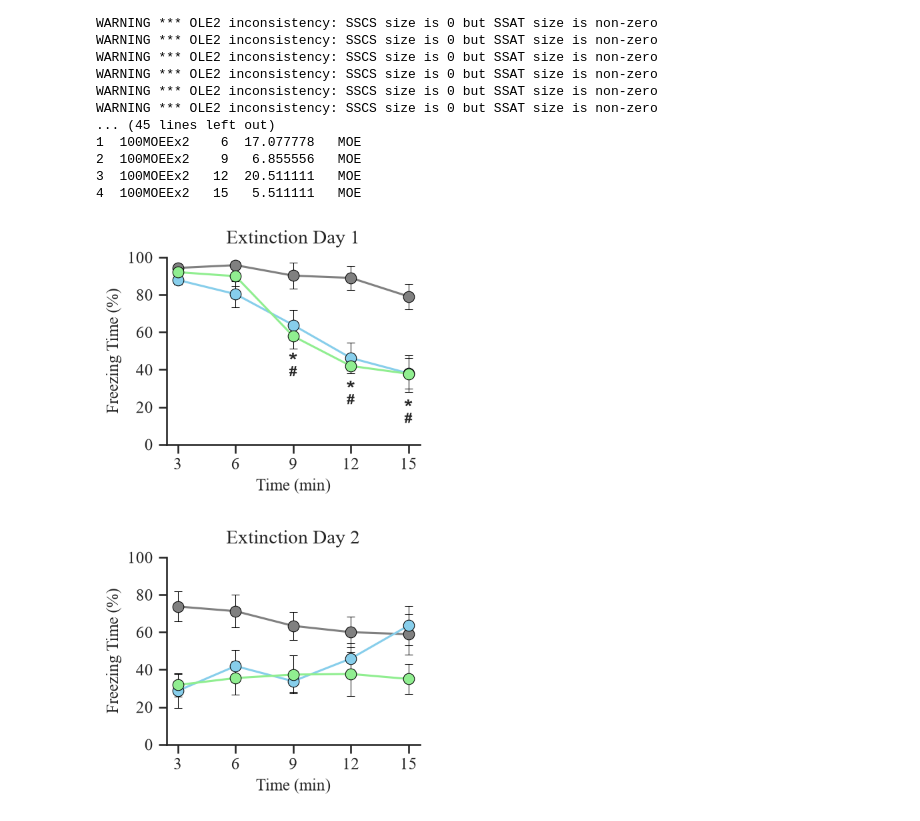
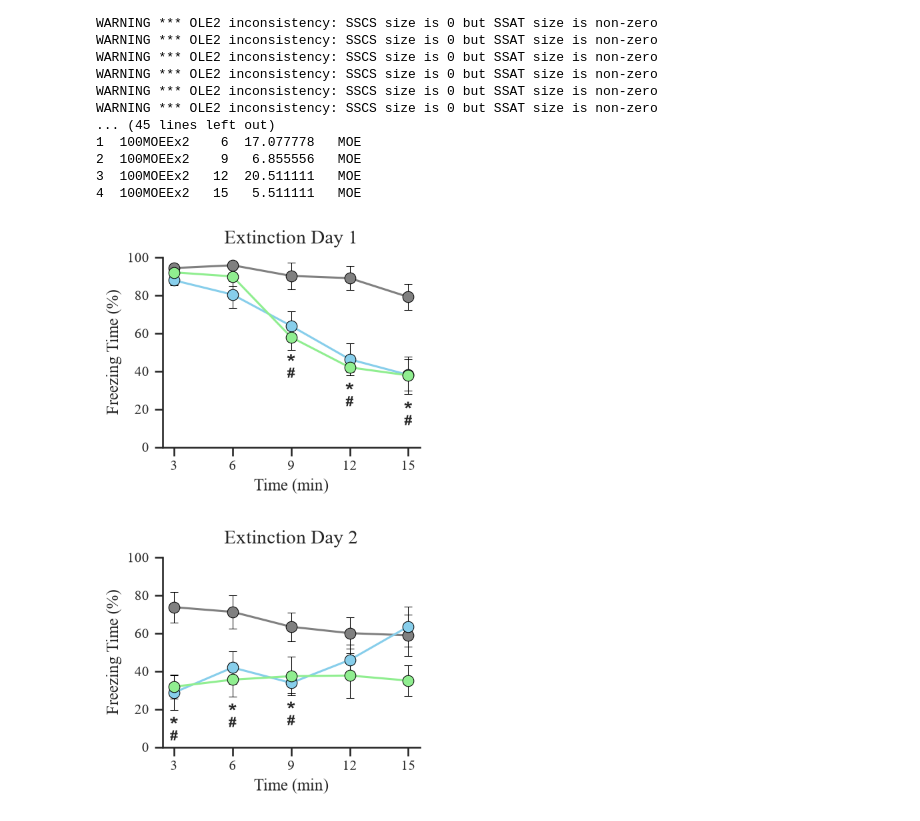
Before and after one commit to RyoShimoda/Python_MSSE_analysis, a Jupyter notebook: scripts/python_Fear_Extinction.ipynb, the cells around one changed output. Saved outputs shown, nothing was run; the diff lists cells and outputs as text; code cells hidden in the pictures.

```diff
--- a/scripts/python_Fear_Extinction.ipynb
+++ b/scripts/python_Fear_Extinction.ipynb
@@ -131,7 +131,7 @@ def read_extinction_per3(files):   # 3分ごとのデータを読み込む関数
         # 旧 .xls では pandas で警告が出ることがあるので抑制
         # with warnings.catch_warnings():
             # warnings.filterwarnings("ignore", message=".*OLE2 inconsistency.*")
-            # df = pd.read_excel(file)
+        df = pd.read_excel(file)
 
         col5 = pd.to_numeric(df.iloc[:, 4], errors="coerce")  # 5列目（E列）
         bins = [ # 3分毎のbinの範囲とラベル
@@ -467,38 +467,38 @@ figEx1.tight_layout()
 figEx1.savefig(
     r"C:\Users\sryoh\Documents\Python_MSSE_analysis\Results\Plots\Extinction_day1_per3_seaborn_sig.png",
     dpi=300,
     bbox_inches="tight"
 )
 
 plt.show()
 
 figEx2, axEx2 = plot_save(
     dataEx2_per3,
     title="Extinction Day 2",
     group_order=["SED", "LIE", "MOE"],
     save_path=r"C:\Users\sryoh\Documents\Python_MSSE_analysis\Results\Plots\Extinction_day2_per3_seaborn.png",
     show_legend=False,
     figsize=(3.5,3),
     method="seaborn",
 )
 
 # 有意マーカーを描画
-axEx2.text(3, 15, "*", ha="center", va="bottom", fontsize=16, fontweight="bold")
-axEx2.text(6, 18, "*", ha="center", va="bottom", fontsize=16, fontweight="bold")
-axEx2.text(9, 19, "*", ha="center", va="bottom", fontsize=16, fontweight="bold") # noqa: F821
-axEx2.text(3, 12, "#", ha="center", va="bottom", fontsize=10, fontweight="bold")
-axEx2.text(6, 15, "#", ha="center", va="bottom", fontsize=10, fontweight="bold")
-axEx2.text(9, 16, "#", ha="center", va="bottom", fontsize=10, fontweight="bold") # noqa: F821
+axEx2.text(3, 5, "*", ha="center", va="bottom", fontsize=16, fontweight="bold")
+axEx2.text(6, 12, "*", ha="center", va="bottom", fontsize=16, fontweight="bold")
+axEx2.text(9, 13, "*", ha="center", va="bottom", fontsize=16, fontweight="bold") # noqa: F821
+axEx2.text(3, 2, "#", ha="center", va="bottom", fontsize=10, fontweight="bold")
+axEx2.text(6, 9, "#", ha="center", va="bottom", fontsize=10, fontweight="bold")
+axEx2.text(9, 10, "#", ha="center", va="bottom", fontsize=10, fontweight="bold") # noqa: F821
 
 figEx2.tight_layout()
 
 figEx2.savefig(
     r"C:\Users\sryoh\Documents\Python_MSSE_analysis\Results\Plots\Extinction_day2_per3_seaborn_sig.png",
     dpi=300,
     bbox_inches="tight"
 )
 
 plt.show()
 # %% [output]
-[figure, old version]
+[figure, new version]
-[figure, old version]
+[figure, new version]
```
Also changed, not shown: parts of 1 cell of this notebook.
